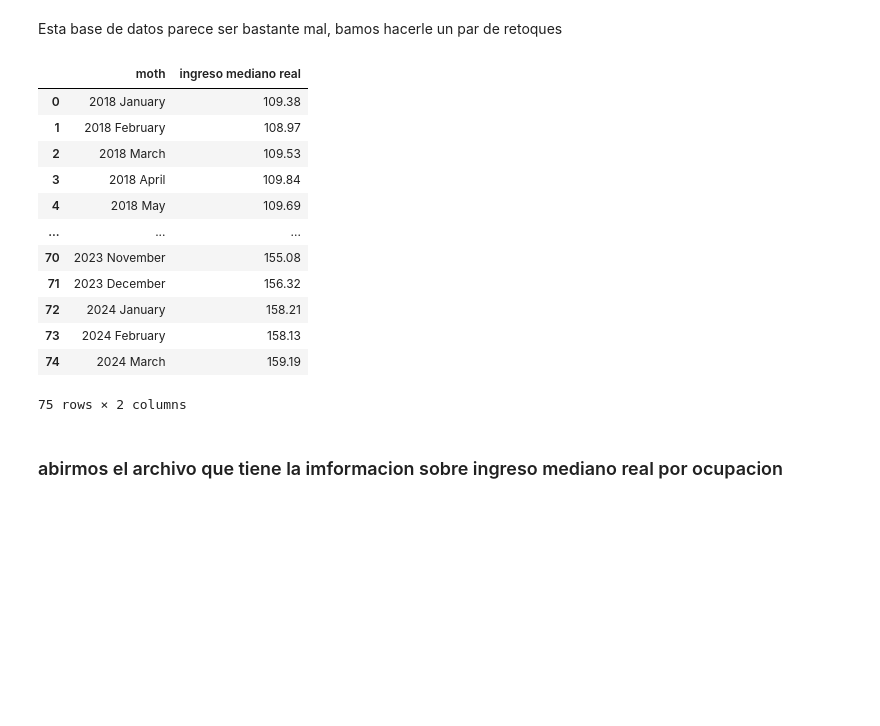
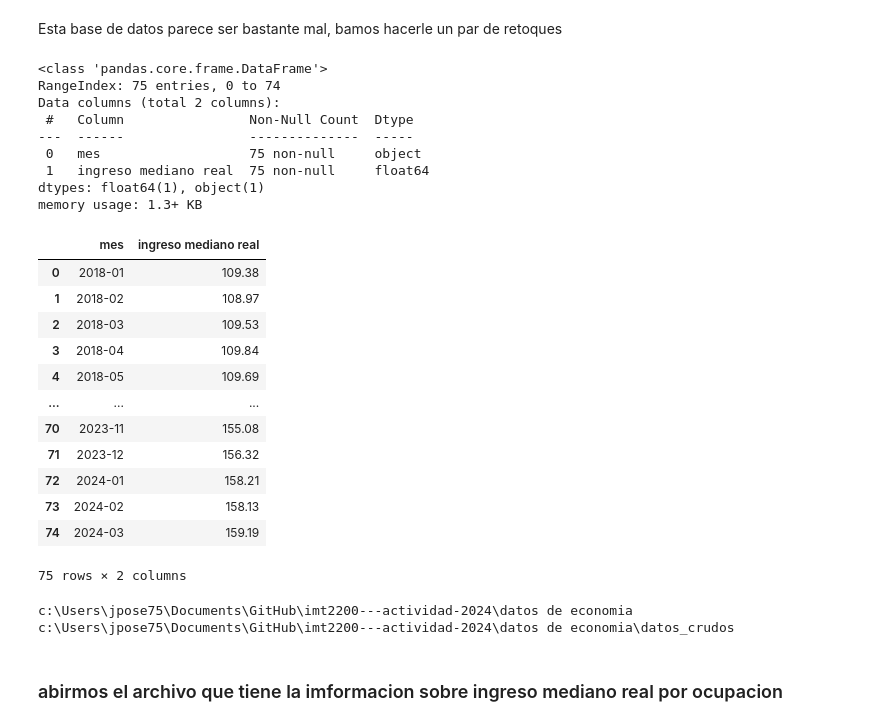
Before and after one commit to josegdotcom/imt2200-actividad-2024, a Jupyter notebook: datos de economia/creacion_de_la_base_datos_economia.ipynb, the cells around one changed output. Drawn from its saved outputs; the diff is of its cells as text; code cells hidden in the pictures; blank space fills up the shorter version.

Commit message:
imt0.005
se limpian y abren todos los archivos de la carpeta de economia, nice.

```diff
--- a/datos de economia/creacion_de_la_base_datos_economia.ipynb
+++ b/datos de economia/creacion_de_la_base_datos_economia.ipynb
@@ -42,29 +43,49 @@ Esta base de datos parece ser bastante mal, bamos hacerle un par de retoques
 # %%
 # existen algunas filas que tienen el nombre de las columnas, los eliminaremos ya que no son necesarias
 df_imr_fix = df_imr.loc[3:77]
 
 # al existir una columna de valor nulo, consigo las columnas para axceder mediante indexcacion
 columnas_imr = list(df_imr_fix.columns)
 mes_imr = pd.DataFrame({"moth": df_imr_fix[columnas_imr[0]].tolist()})
 
 # luego de crear el dataframe nuevo que tiene la misma informacion que la columna nula, lo concateno y filtro las columnas que tienen informacion
 df_imr_fix = mes_imr.merge(right= df_imr_fix, left_on="moth", right_on=columnas_imr[0])
 df_imr_fix = df_imr_fix[['moth', 'Unnamed: 3']]
 
-# por ultimo renombro la columna Unnamed: 3 y guardo el dataframe
-df_imr_fix = df_imr_fix.rename(columns={'Unnamed: 3': 'ingreso mediano real'})
+# por ultimo renombro la columna Unnamed: 3 ademas cambio los meses a un fromato distinto 2018 January = 2018-01
+df_imr_fix = df_imr_fix.rename(columns={"moth": "mes", 'Unnamed: 3': 'ingreso mediano real'})
+
+months_dict = {'January': '01', 'February': '02', 'March': '03', 'April': '04', 'May': '05', 'June': '06',
+                'July': '07', 'August': '08', 'September': '09', 'October': '10', 'November': '11', 'December': '12'}
+
+def funcion_remplazadora(fecha):
+    ano, mes = fecha.split(" ")
+    return ano + "-" + months_dict[mes]
+
+df_imr_fix["mes"] = df_imr_fix["mes"].apply(funcion_remplazadora)
+
+df_imr_fix.info()
 df_imr_fix
 # %% [output]
+<class 'pandas.core.frame.DataFrame'>
+RangeIndex: 75 entries, 0 to 74
+Data columns (total 2 columns):
+ #   Column                Non-Null Count  Dtype
+---  ------                --------------  -----
+ 0   mes                   75 non-null     object
+ 1   ingreso mediano real  75 non-null     float64
+dtypes: float64(1), object(1)
+memory usage: 1.3+ KB
-|  | moth | ingreso mediano real |
-| 0 | 2018 January | 109.38 |
-| 1 | 2018 February | 108.97 |
-| 2 | 2018 March | 109.53 |
-| 3 | 2018 April | 109.84 |
-| 4 | 2018 May | 109.69 |
+|  | mes | ingreso mediano real |
+| 0 | 2018-01 | 109.38 |
+| 1 | 2018-02 | 108.97 |
+| 2 | 2018-03 | 109.53 |
+| 3 | 2018-04 | 109.84 |
+| 4 | 2018-05 | 109.69 |
 | ... | ... | ... |
-| 70 | 2023 November | 155.08 |
-| 71 | 2023 December | 156.32 |
-| 72 | 2024 January | 158.21 |
-| 73 | 2024 February | 158.13 |
-| 74 | 2024 March | 159.19 |
+| 70 | 2023-11 | 155.08 |
+| 71 | 2023-12 | 156.32 |
+| 72 | 2024-01 | 158.21 |
+| 73 | 2024-02 | 158.13 |
+| 74 | 2024-03 | 159.19 |
-75 rows × 2 columns
+75 rows × 2 columns
@@ -73,2 +92,9 @@ df_imr_fix.to_json(r"C:\Users\Jose\Documents\GitHub\imt2200---actividad-2024\dat
+# %%
+%cd ..
+df_imr_fix.to_json(r"datos_ordenados\imr general.json", orient='records', lines=True)
+%cd "datos_crudos"
+# %% [output]
+c:\Users\jpose75\Documents\GitHub\imt2200---actividad-2024\datos de economia
+c:\Users\jpose75\Documents\GitHub\imt2200---actividad-2024\datos de economia\datos_crudos
 # %% [markdown]
 ### abirmos el archivo que tiene la imformacion sobre ingreso mediano real por ocupacion
```
Also changed, not shown: parts of 21 cells of this notebook, 13 other files.
